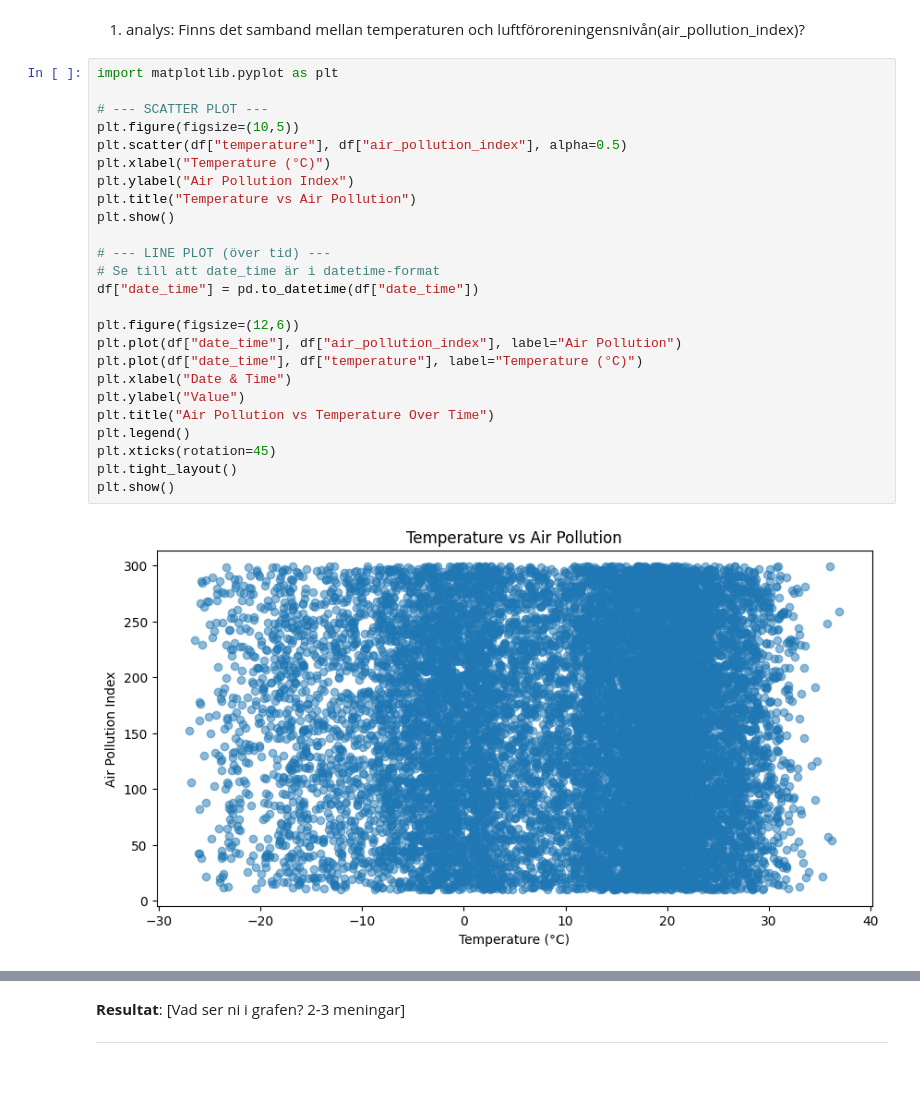
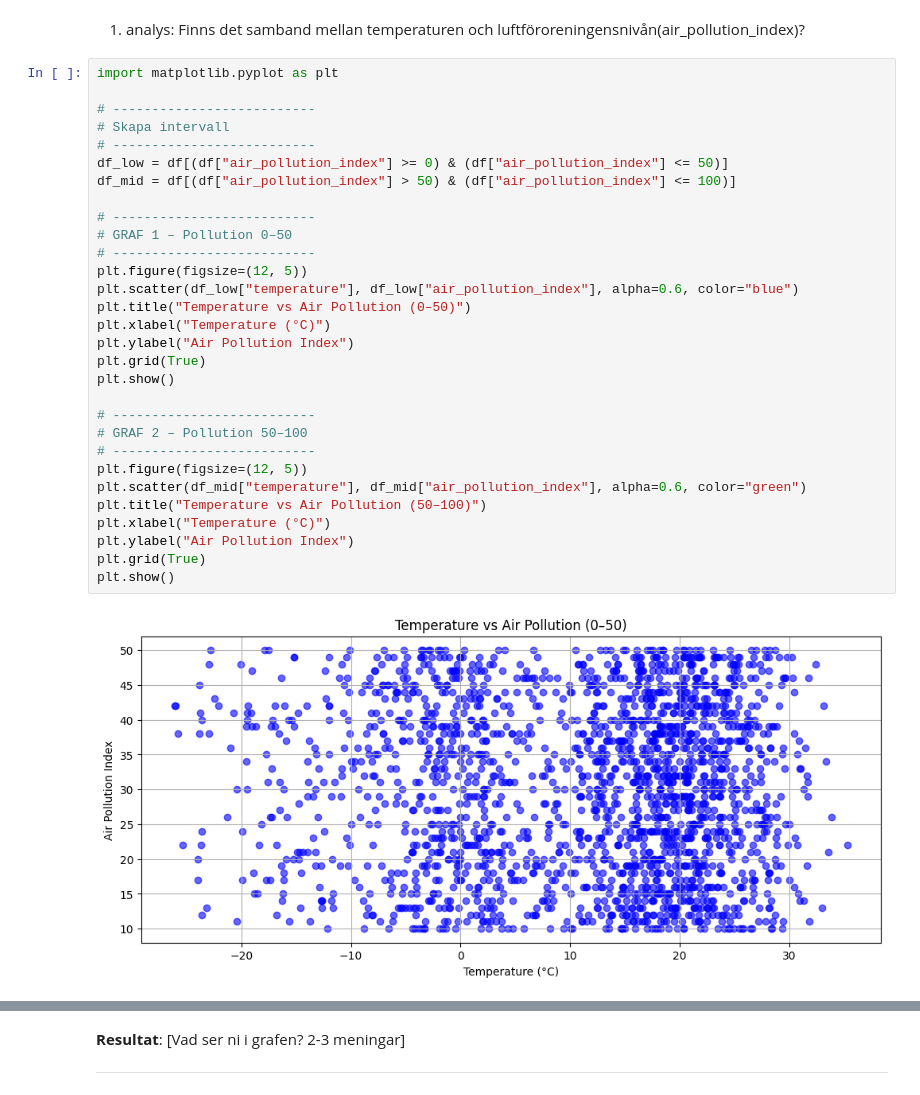
Before and after one commit to regissoren7/big-data-iot-labs, a Jupyter notebook: mini-projekt/Mohamed.Filimon.ipynb, the cells around one changed output, grey strips where cells are left out. Cells and saved outputs as stored; diff of their text form.

```diff
--- a/mini-projekt/Mohamed.Filimon.ipynb
+++ b/mini-projekt/Mohamed.Filimon.ipynb
@@ -139,27 +139,32 @@ datan är bra skick men det finns endas saknade värden och det är kolmnunen is
 # %%
 import matplotlib.pyplot as plt
 
-# --- SCATTER PLOT ---
-plt.figure(figsize=(10,5))
-plt.scatter(df["temperature"], df["air_pollution_index"], alpha=0.5)
+# --------------------------
+# Skapa intervall
+# --------------------------
+df_low = df[(df["air_pollution_index"] >= 0) & (df["air_pollution_index"] <= 50)]
+df_mid = df[(df["air_pollution_index"] > 50) & (df["air_pollution_index"] <= 100)]
+
+# --------------------------
+# GRAF 1 – Pollution 0–50
+# --------------------------
+plt.figure(figsize=(12, 5))
+plt.scatter(df_low["temperature"], df_low["air_pollution_index"], alpha=0.6, color="blue")
+plt.title("Temperature vs Air Pollution (0–50)")
 plt.xlabel("Temperature (°C)")
 plt.ylabel("Air Pollution Index")
-plt.title("Temperature vs Air Pollution")
+plt.grid(True)
 plt.show()
 
-# --- LINE PLOT (över tid) ---
-# Se till att date_time är i datetime-format
-df["date_time"] = pd.to_datetime(df["date_time"])
-
-plt.figure(figsize=(12,6))
-plt.plot(df["date_time"], df["air_pollution_index"], label="Air Pollution")
-plt.plot(df["date_time"], df["temperature"], label="Temperature (°C)")
-plt.xlabel("Date & Time")
-plt.ylabel("Value")
-plt.title("Air Pollution vs Temperature Over Time")
-plt.legend()
-plt.xticks(rotation=45)
-plt.tight_layout()
+# --------------------------
+# GRAF 2 – Pollution 50–100
+# --------------------------
+plt.figure(figsize=(12, 5))
+plt.scatter(df_mid["temperature"], df_mid["air_pollution_index"], alpha=0.6, color="green")
+plt.title("Temperature vs Air Pollution (50–100)")
+plt.xlabel("Temperature (°C)")
+plt.ylabel("Air Pollution Index")
+plt.grid(True)
 plt.show()
 # %% [output]
-[figure, old version]
+[figure, new version]
```
Also changed, not shown: parts of 1 cell of this notebook.
